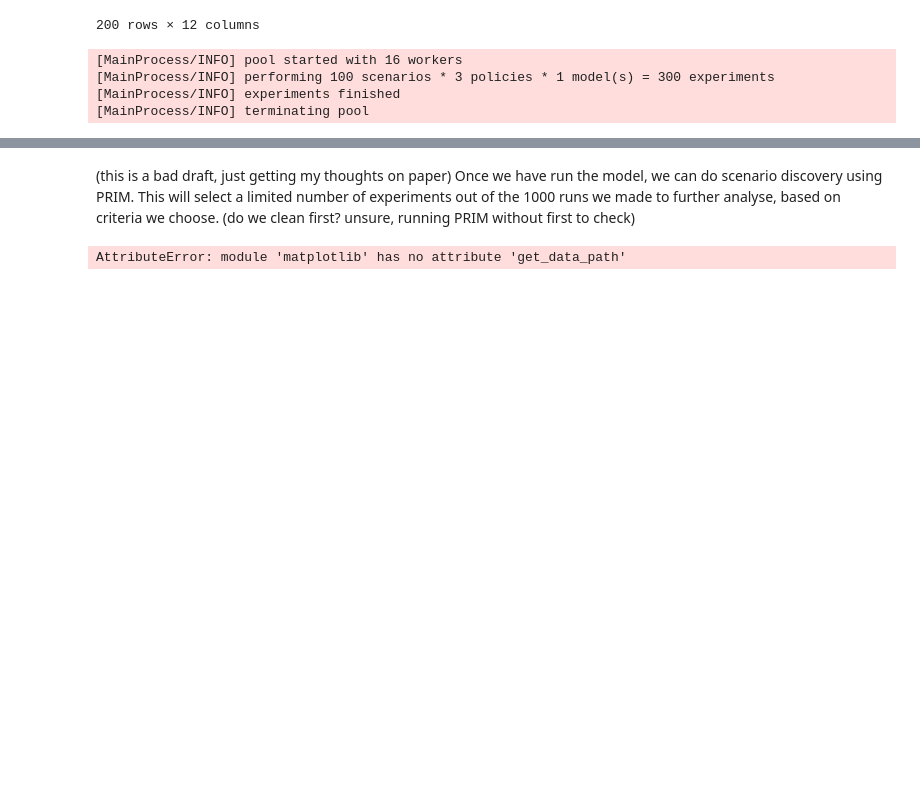
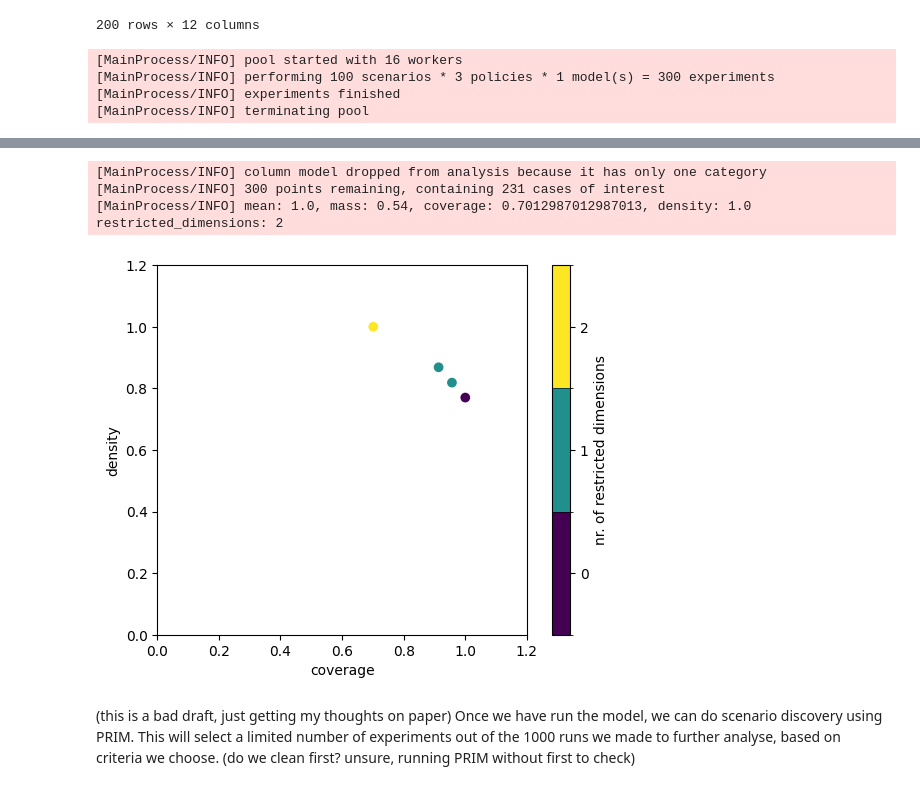
Before and after one commit to TanguiLG/Group13MBDM, a Jupyter notebook: Class Content/final assignment/Problem Formulations.ipynb, the cells around one changed output, grey strips where cells are left out. Drawn from its saved outputs; the diff is of its cells as text; code cells hidden in the pictures; blank space fills up the shorter version.

Commit message:
change is not definitive - prim stuff

```diff
--- a/Class Content/final assignment/Problem Formulations.ipynb
+++ b/Class Content/final assignment/Problem Formulations.ipynb
@@ -207,15 +205,23 @@ pd.DataFrame(outcomes)
 300 rows × 12 columns
+# %%
+from ema_workbench.analysis import prim
+
+cleaned_experiments = experiments.drop(labels=[l.name for l in dike_model.levers], axis=1)
+x = cleaned_experiments
+
+y= results['A.1 Total Costs']
+y= y> np.percentile(y, 10)
+
+prim_alg = prim.Prim(x, y, threshold=0.3, peel_alpha= 0.1)
+box1 = prim_alg.find_box()
+
+box1.show_tradeoff()
+plt.show()
+# %% [output]
+[MainProcess/INFO] column model dropped from analysis because it has only one category
+[MainProcess/INFO] 300 points remaining, containing 231 cases of interest
+[MainProcess/INFO] mean: 1.0, mass: 0.54, coverage: 0.7012987012987013, density: 1.0 restricted_dimensions: 2
+[figure, added]
 # %% [markdown]
 (this is a bad draft, just getting my thoughts on paper)
 Once we have run the model, we can do scenario discovery using PRIM. This will select a limited number of experiments out of the 1000 runs we made to further analyse, based on criteria we choose. (do we clean first? unsure, running PRIM without first to check)
-# %%
-from ema_workbench.analysis import prim
-
-data = outcomes['A.1 Total Costs']
-
-y = data < np.percentile(data, 10)
-
-prim_alg = prim.Prim(experiments, y, threshold=0.8)
-box1 = prim_alg.find_box()
-# %% [output]
-AttributeError: module 'matplotlib' has no attribute 'get_data_path'
```
Also changed, not shown: parts of 5 cells of this notebook, 1 other file.
